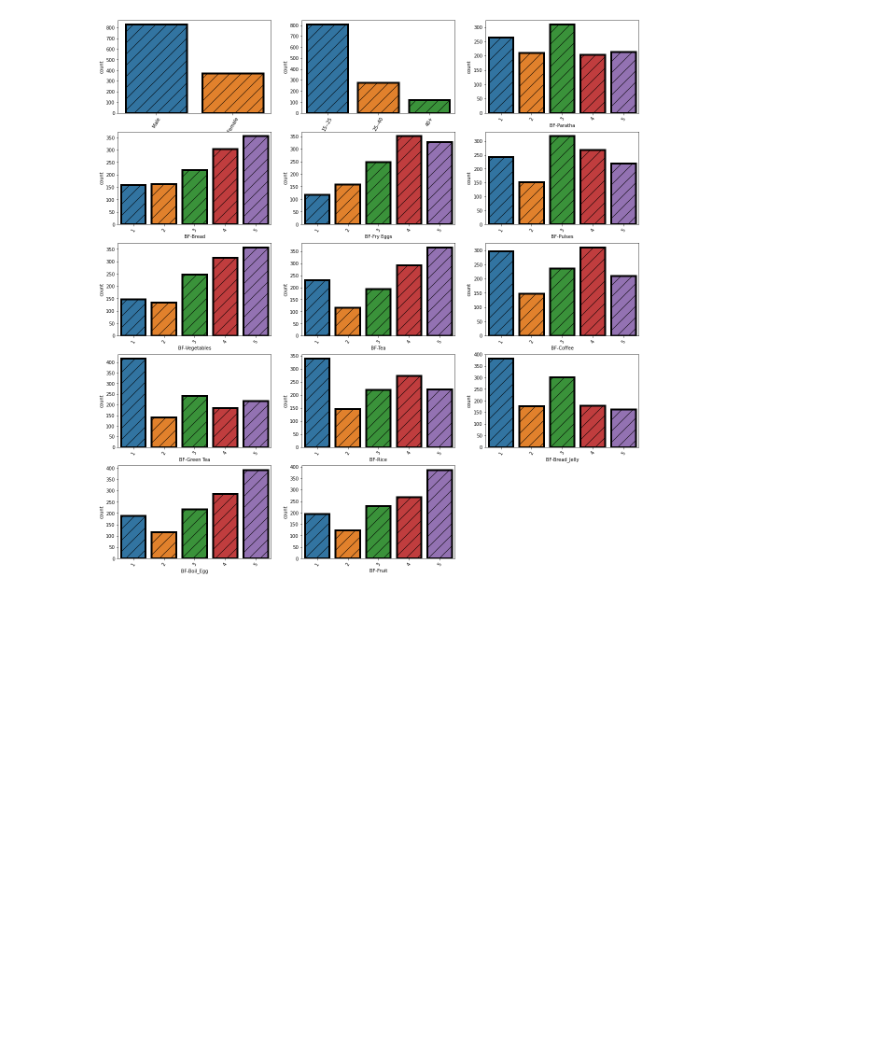
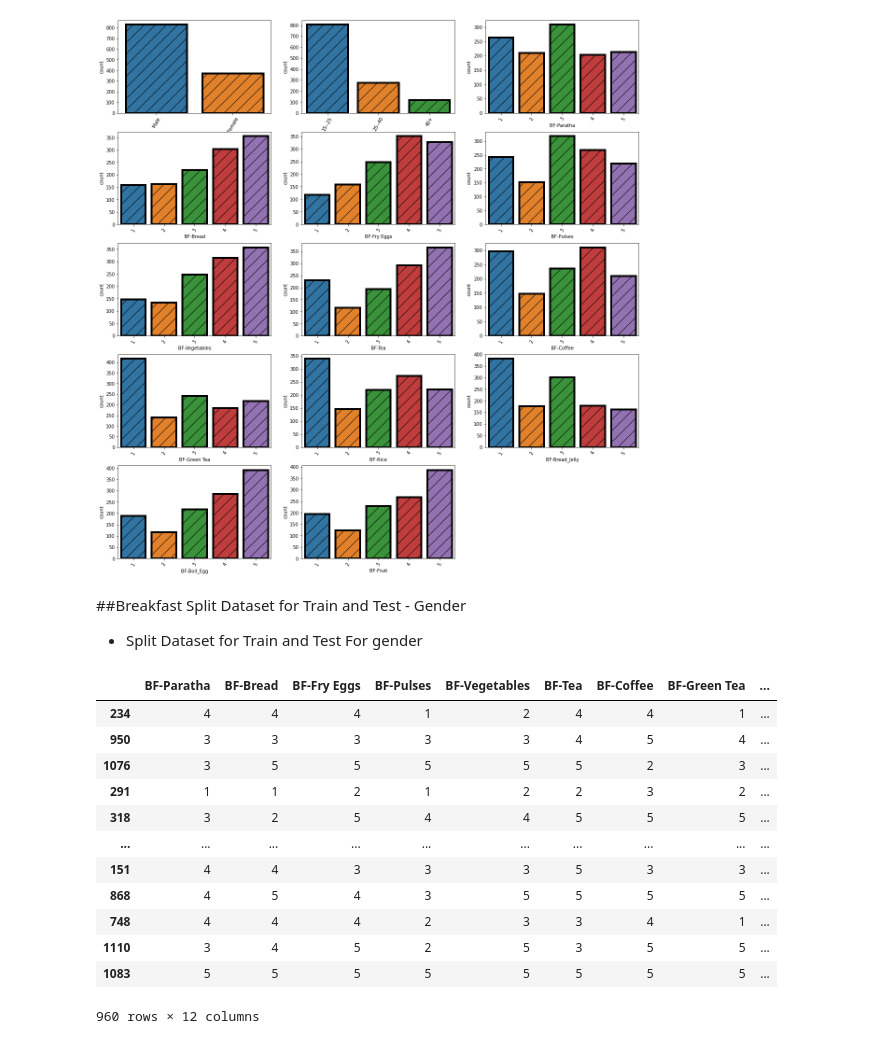
Before and after one commit to tofael950/Food, a Jupyter notebook: Food_Project_.ipynb, the cells around one changed output. Drawn from its saved outputs; the diff is of its cells as text; code cells hidden in the pictures; blank space fills up the shorter version.

```diff
--- a/Food_Project_.ipynb
+++ b/Food_Project_.ipynb
@@ -282,3 +410,36 @@ for i in enumerate(Breakfast_feature):
     plt.xticks(rotation = 60)
 # %% [output]
 [figure]
+# %% [markdown]
+##Breakfast Split Dataset for Train and Test - Gender
+
+*   Split Dataset for Train and Test For gender
+# %%
+X = ds[['BF-Paratha', 'BF-Bread', 'BF-Fry Eggs', 'BF-Pulses',
+       'BF-Vegetables', 'BF-Tea', 'BF-Coffee', 'BF-Green Tea', 'BF-Rice',
+       'BF-Bread_Jelly', 'BF-Boil_Egg', 'BF-Fruit',]]
+
+#since x have to be two dimentional or 2D array. So [[]]
+# %%
+y = ds[['Gender']]
+# %%
+from sklearn.model_selection import train_test_split
+X_train, X_test, y_train, y_test = train_test_split(X,y,test_size=0.2)
+#X_train, X_test, y_train, y_test = train_test_split(X,y,test_size=0.3,random_state=10)
+#if you use "random_state=10" then the smaple will be same all the time
+# %%
+X_train
+# %% [output]
+|  | BF-Paratha | BF-Bread | BF-Fry Eggs | BF-Pulses | BF-Vegetables | BF-Tea | BF-Coffee | BF-Green Tea | ... |
+| 234 | 4 | 4 | 4 | 1 | 2 | 4 | 4 | 1 | ... |
+| 950 | 3 | 3 | 3 | 3 | 3 | 4 | 5 | 4 | ... |
+| 1076 | 3 | 5 | 5 | 5 | 5 | 5 | 2 | 3 | ... |
+| 291 | 1 | 1 | 2 | 1 | 2 | 2 | 3 | 2 | ... |
+| 318 | 3 | 2 | 5 | 4 | 4 | 5 | 5 | 5 | ... |
+| ... | ... | ... | ... | ... | ... | ... | ... | ... | ... |
+| 151 | 4 | 4 | 3 | 3 | 3 | 5 | 3 | 3 | ... |
+| 868 | 4 | 5 | 4 | 3 | 5 | 5 | 5 | 5 | ... |
+| 748 | 4 | 4 | 4 | 2 | 3 | 3 | 4 | 1 | ... |
+| 1110 | 3 | 4 | 5 | 2 | 5 | 3 | 5 | 5 | ... |
+| 1083 | 5 | 5 | 5 | 5 | 5 | 5 | 5 | 5 | ... |
+960 rows × 12 columns
```
Also changed, not shown: parts of 65 cells of this notebook.
